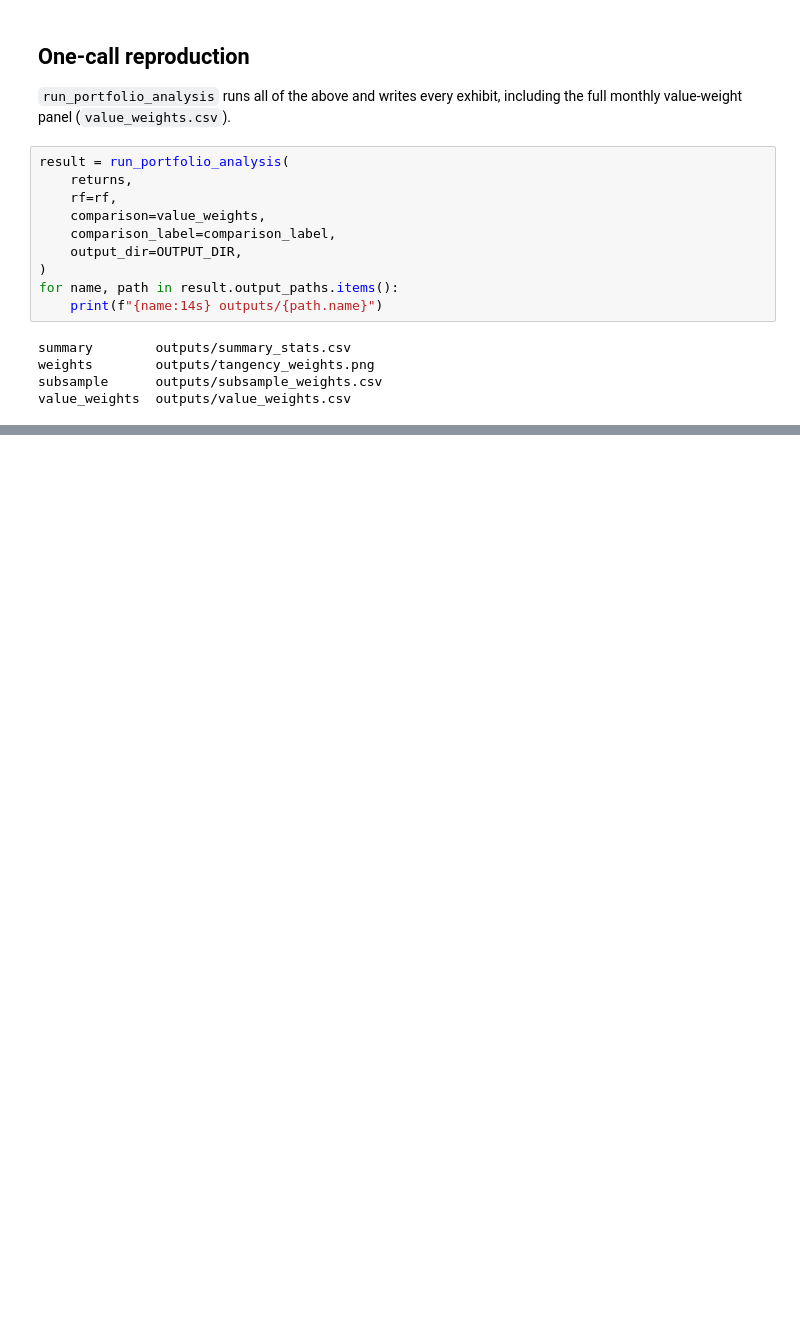
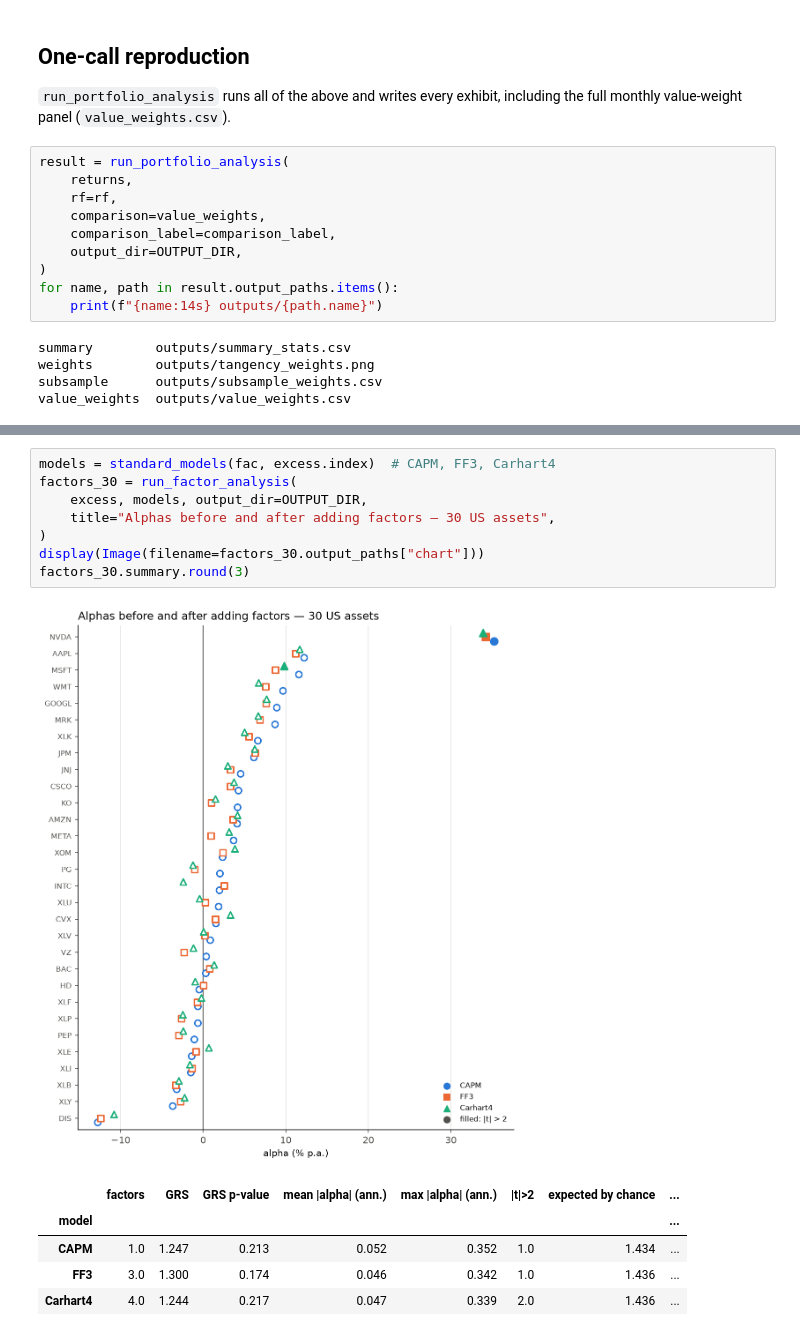
Before and after one commit to Prolead1/goldman, a Jupyter notebook: notebooks/portfolio_analysis.ipynb, the cells around one changed output, grey strips where cells are left out. Cells and saved outputs as stored; diff of their text form; blank space fills up the shorter version.

```diff
--- a/notebooks/portfolio_analysis.ipynb
+++ b/notebooks/portfolio_analysis.ipynb
@@ -210,0 +631,15 @@ value_weights  outputs/value_weights.csv
+# %%
+models = standard_models(fac, excess.index)  # CAPM, FF3, Carhart4
+factors_30 = run_factor_analysis(
+    excess, models, output_dir=OUTPUT_DIR,
+    title="Alphas before and after adding factors — 30 US assets",
+)
+display(Image(filename=factors_30.output_paths["chart"]))
+factors_30.summary.round(3)
+# %% [output]
+[figure, added]
+|  | factors | GRS | GRS p-value | mean |alpha| (ann.) | max |alpha| (ann.) | |t|>2 | expected by chance | ... |
+| model |  |  |  |  |  |  |  | ... |
+| CAPM | 1.0 | 1.247 | 0.213 | 0.052 | 0.352 | 1.0 | 1.434 | ... |
+| FF3 | 3.0 | 1.300 | 0.174 | 0.046 | 0.342 | 1.0 | 1.436 | ... |
+| Carhart4 | 4.0 | 1.244 | 0.217 | 0.047 | 0.339 | 2.0 | 1.436 | ... |
```
Also changed, not shown: parts of 68 cells of this notebook, 43 other files.
